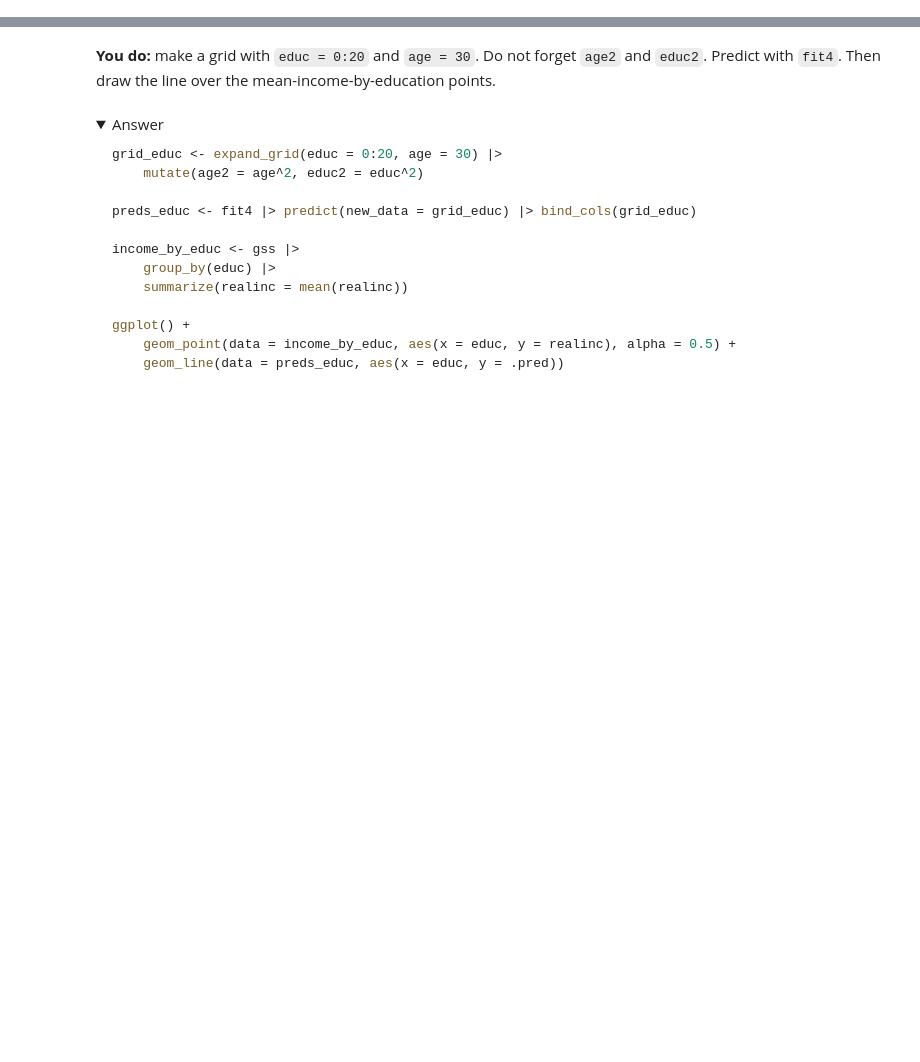
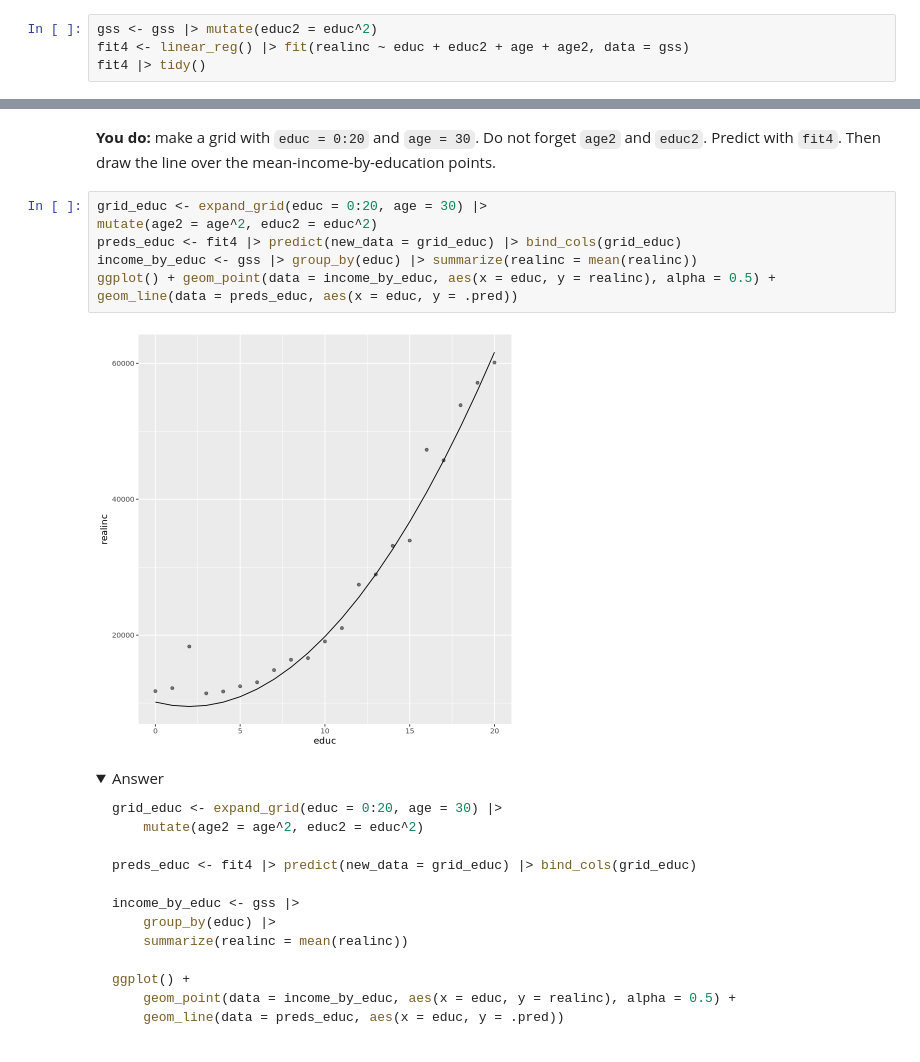
Before and after one commit to tejverma/codespace, a Jupyter notebook: notebooks/08-lecture-regression.ipynb, the cells around one changed output, grey strips where cells are left out. Drawn from its saved outputs; the diff is of its cells as text; folded sections open; blank space fills up the shorter version.

```diff
--- a/notebooks/08-lecture-regression.ipynb
+++ b/notebooks/08-lecture-regression.ipynb
@@ -109,3 +177,7 @@ fit3 |> tidy()
 The `age` slope is positive and the `age2` slope is negative. That makes a hill shape: up, then down.
 
 **You do:** does the same trick help with education? Add `educ2 = educ^2` to `gss` and fit `realinc ~ educ + educ2 + age + age2`. Look back at the mean-income-by-education plot. Does a curve make sense there?
+# %%
+gss <- gss |> mutate(educ2 = educ^2)
+fit4 <- linear_reg() |> fit(realinc ~ educ + educ2 + age + age2, data = gss)
+fit4 |> tidy()
@@ -159,5 +263,13 @@ ggplot() +
 # %% [markdown]
 **You do:** make a grid with `educ = 0:20` and `age = 30`. Do not forget `age2` and `educ2`. Predict with `fit4`. Then draw the line over the mean-income-by-education points.
+# %%
+grid_educ <- expand_grid(educ = 0:20, age = 30) |>
+mutate(age2 = age^2, educ2 = educ^2)
+preds_educ <- fit4 |> predict(new_data = grid_educ) |> bind_cols(grid_educ)
+income_by_educ <- gss |> group_by(educ) |> summarize(realinc = mean(realinc))
+ggplot() + geom_point(data = income_by_educ, aes(x = educ, y = realinc), alpha = 0.5) + geom_line(data = preds_educ, aes(x = educ, y = .pred))
+# %% [output]
+[figure, added]
 # %% [markdown]
 <details>
 <summary>Answer</summary>
```
Also changed, not shown: parts of 21 cells of this notebook.
